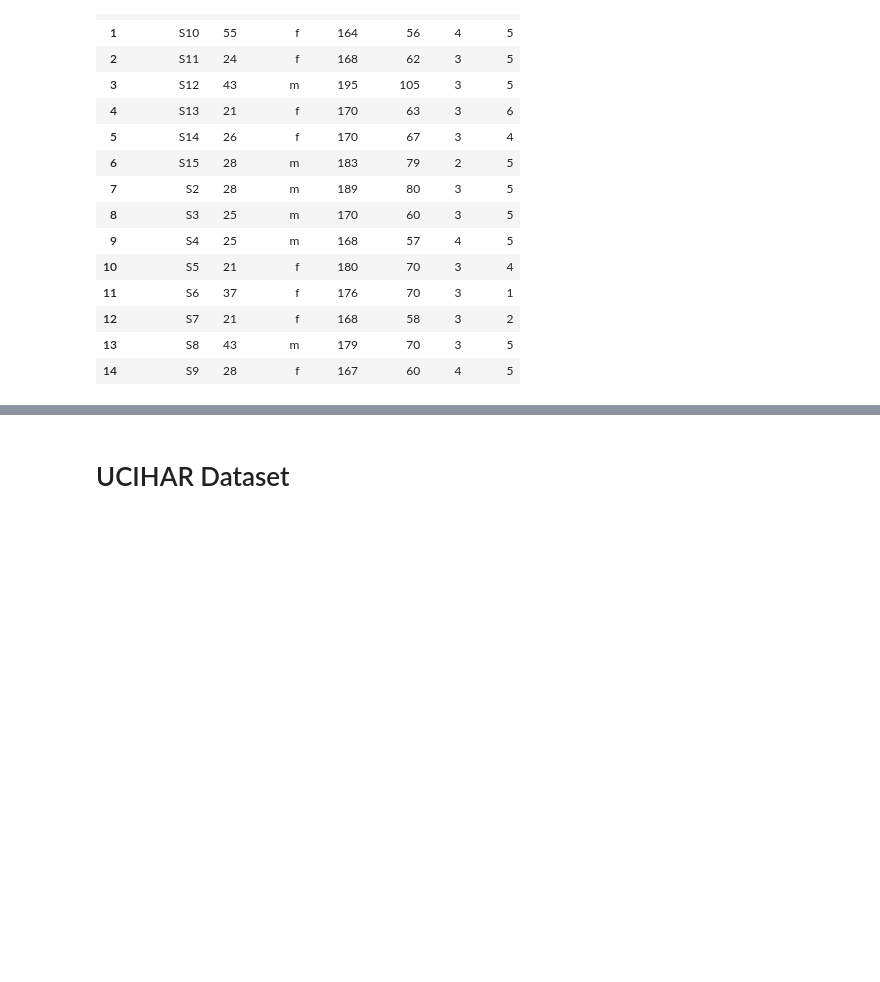
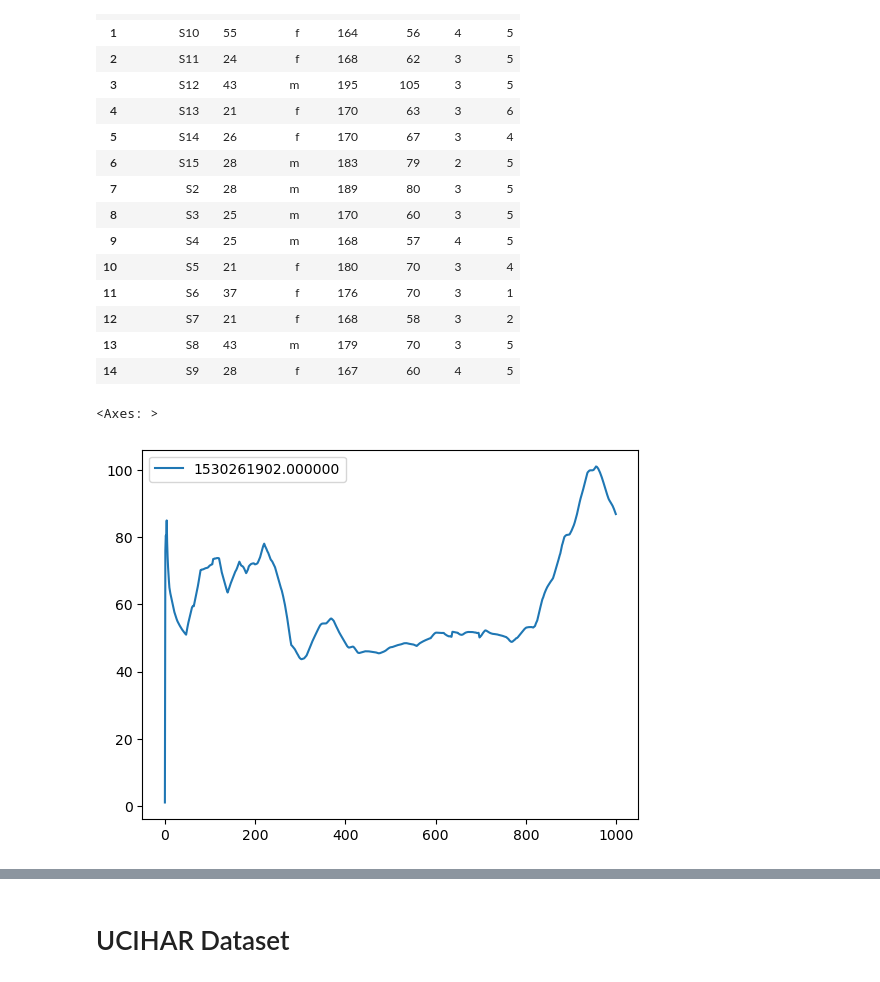
Before and after one commit to Taobyte/thesis, a Jupyter notebook: src/notebooks/dataset_exploration.ipynb, the cells around one changed output, grey strips where cells are left out. Saved outputs shown, nothing was run; the diff lists cells and outputs as text; code cells hidden in the pictures; blank space fills up the shorter version.

```diff
--- a/src/notebooks/dataset_exploration.ipynb
+++ b/src/notebooks/dataset_exploration.ipynb
@@ -36,3 +36,9 @@ df
 | 12 | S7 | 21 | f | 168 | 58 | 3 | 2 |
 | 13 | S8 | 43 | m | 179 | 70 | 3 | 5 |
 | 14 | S9 | 28 | f | 167 | 60 | 4 | 5 |
+# %%
+bvp = pd.read_csv(data_path + "/S1/S1_E4/HR.csv")
+bvp[:1000].plot()
+# %% [output]
+<Axes: >
+[figure, added]
```
Also changed, not shown: parts of 6 cells of this notebook, 2 other files.
